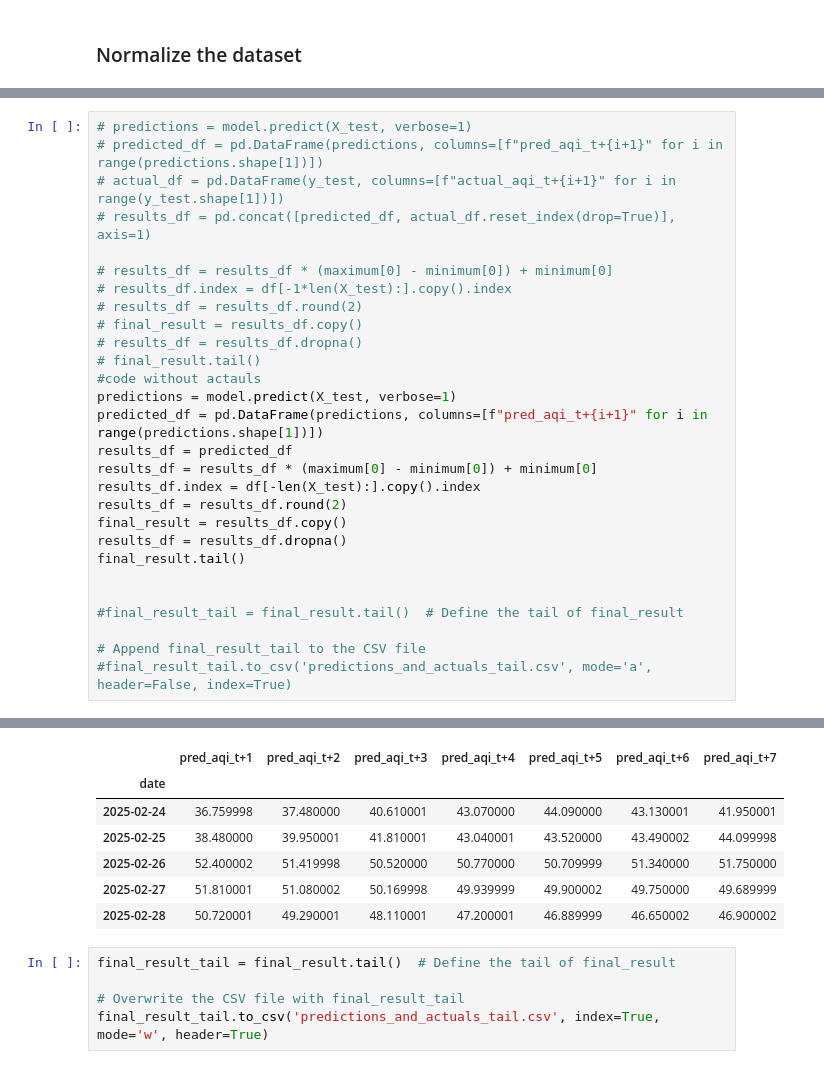
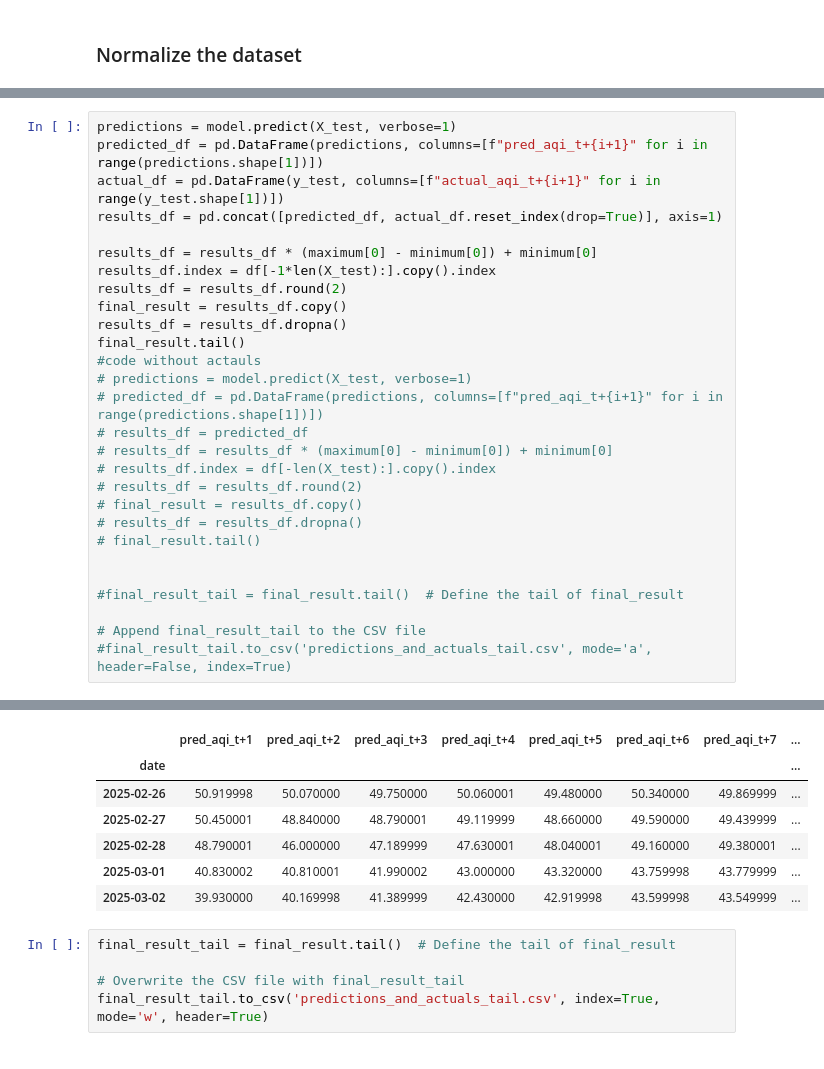
Before and after one commit to prathik-bot/aqiprediction, a Jupyter notebook: aqiprediction/LSTM Direct Prediction.ipynb, the cells around one changed output, grey strips where cells are left out. Drawn from its saved outputs; the diff is of its cells as text.

```diff
--- a/aqiprediction/LSTM Direct Prediction.ipynb
+++ b/aqiprediction/LSTM Direct Prediction.ipynb
@@ -285,25 +285,25 @@ Final Validation Loss: 0.0075
 # %%
+predictions = model.predict(X_test, verbose=1)
+predicted_df = pd.DataFrame(predictions, columns=[f"pred_aqi_t+{i+1}" for i in range(predictions.shape[1])])
+actual_df = pd.DataFrame(y_test, columns=[f"actual_aqi_t+{i+1}" for i in range(y_test.shape[1])])
+results_df = pd.concat([predicted_df, actual_df.reset_index(drop=True)], axis=1)
+
+results_df = results_df * (maximum[0] - minimum[0]) + minimum[0]
+results_df.index = df[-1*len(X_test):].copy().index
+results_df = results_df.round(2)
+final_result = results_df.copy()
+results_df = results_df.dropna()
+final_result.tail()
+#code without actauls
 # predictions = model.predict(X_test, verbose=1)
 # predicted_df = pd.DataFrame(predictions, columns=[f"pred_aqi_t+{i+1}" for i in range(predictions.shape[1])])
-# actual_df = pd.DataFrame(y_test, columns=[f"actual_aqi_t+{i+1}" for i in range(y_test.shape[1])])
-# results_df = pd.concat([predicted_df, actual_df.reset_index(drop=True)], axis=1)
-
+# results_df = predicted_df
 # results_df = results_df * (maximum[0] - minimum[0]) + minimum[0]
-# results_df.index = df[-1*len(X_test):].copy().index
+# results_df.index = df[-len(X_test):].copy().index
 # results_df = results_df.round(2)
 # final_result = results_df.copy()
 # results_df = results_df.dropna()
 # final_result.tail()
-#code without actauls
-predictions = model.predict(X_test, verbose=1)
-predicted_df = pd.DataFrame(predictions, columns=[f"pred_aqi_t+{i+1}" for i in range(predictions.shape[1])])
-results_df = predicted_df
-results_df = results_df * (maximum[0] - minimum[0]) + minimum[0]
-results_df.index = df[-len(X_test):].copy().index
-results_df = results_df.round(2)
-final_result = results_df.copy()
-results_df = results_df.dropna()
-final_result.tail()
 
 
 #final_result_tail = final_result.tail()  # Define the tail of final_result
@@ -315,10 +315,10 @@ final_result.tail()
-|  | pred_aqi_t+1 | pred_aqi_t+2 | pred_aqi_t+3 | pred_aqi_t+4 | pred_aqi_t+5 | pred_aqi_t+6 | pred_aqi_t+7 |
-| date |  |  |  |  |  |  |  |
-| 2025-02-24 | 36.759998 | 37.480000 | 40.610001 | 43.070000 | 44.090000 | 43.130001 | 41.950001 |
-| 2025-02-25 | 38.480000 | 39.950001 | 41.810001 | 43.040001 | 43.520000 | 43.490002 | 44.099998 |
-| 2025-02-26 | 52.400002 | 51.419998 | 50.520000 | 50.770000 | 50.709999 | 51.340000 | 51.750000 |
-| 2025-02-27 | 51.810001 | 51.080002 | 50.169998 | 49.939999 | 49.900002 | 49.750000 | 49.689999 |
-| 2025-02-28 | 50.720001 | 49.290001 | 48.110001 | 47.200001 | 46.889999 | 46.650002 | 46.900002 |
+|  | pred_aqi_t+1 | pred_aqi_t+2 | pred_aqi_t+3 | pred_aqi_t+4 | pred_aqi_t+5 | pred_aqi_t+6 | pred_aqi_t+7 | ... |
+| date |  |  |  |  |  |  |  | ... |
+| 2025-02-26 | 50.919998 | 50.070000 | 49.750000 | 50.060001 | 49.480000 | 50.340000 | 49.869999 | ... |
+| 2025-02-27 | 50.450001 | 48.840000 | 48.790001 | 49.119999 | 48.660000 | 49.590000 | 49.439999 | ... |
+| 2025-02-28 | 48.790001 | 46.000000 | 47.189999 | 47.630001 | 48.040001 | 49.160000 | 49.380001 | ... |
+| 2025-03-01 | 40.830002 | 40.810001 | 41.990002 | 43.000000 | 43.320000 | 43.759998 | 43.779999 | ... |
+| 2025-03-02 | 39.930000 | 40.169998 | 41.389999 | 42.430000 | 42.919998 | 43.599998 | 43.549999 | ... |
 # %%
 final_result_tail = final_result.tail()  # Define the tail of final_result
 
```
Also changed, not shown: parts of 15 cells of this notebook, 47 other files.
